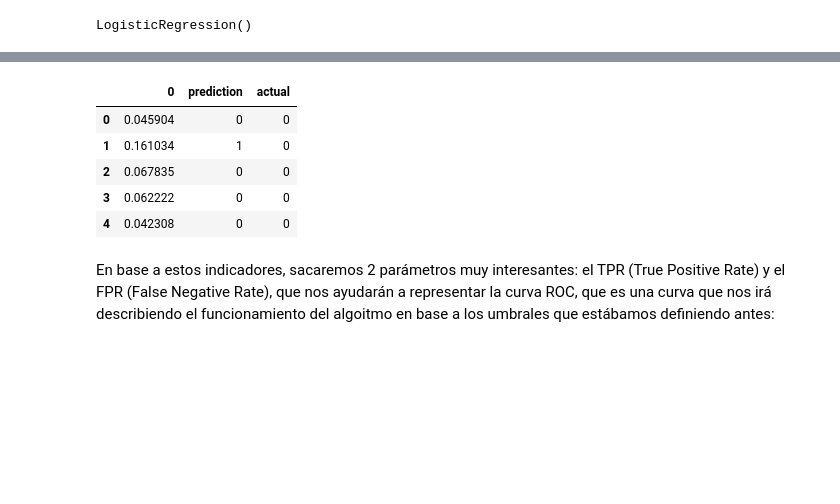
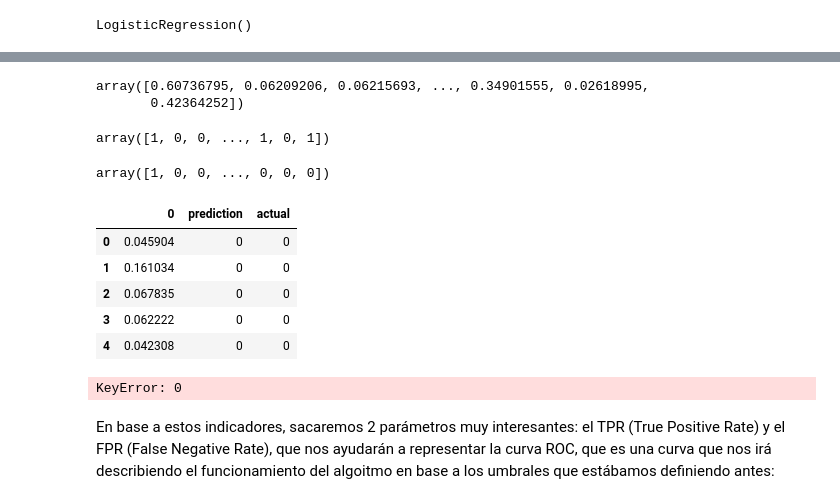
Before and after one commit to franciscocanon-thebridge/bootcamp_thebridge_PTSep20, a Jupyter notebook: Bloque 3 - Machine Learning/01_Supervisado/2-Logistic Regression/04_Resumen_Regresión_Logística_ROC_Curve.ipynb, the cells around one changed output, grey strips where cells are left out. Cells and saved outputs as stored; diff of their text form; code cells hidden in the pictures; blank space fills up the shorter version.

```diff
--- a/Bloque 3 - Machine Learning/01_Supervisado/2-Logistic Regression/04_Resumen_Regresión_Logística_ROC_Curve.ipynb
+++ b/Bloque 3 - Machine Learning/01_Supervisado/2-Logistic Regression/04_Resumen_Regresión_Logística_ROC_Curve.ipynb
@@ -238,7 +252,6 @@ Como ya hemos convertido la variable ``y`` y hemos agrupado los valores de ``edu
 categories = ["job", "marital", "education", "housing", "loan", "contact", "default",
               "month", "day_of_week", "poutcome"]
 for category in categories:
-    cat_list = "cat" + "_" + category
     cat_dummies = pd.get_dummies(data[category], prefix=category)
     data_new = data.join(cat_dummies)
     data = data_new
@@ -271,7 +284,7 @@ array(['age', 'duration', 'campaign', 'pdays', 'previous', 'emp.var.rate',
 # %%
 bank_data_vars = bank_data.columns.values.tolist()
 y_col = ['y']
-X_cols = [v for v in bank_data_vars if v not in Y]
+X_cols = [v for v in bank_data_vars if v not in y_col]
 # %% [markdown]
 Una vez tenemos las columnas seleccionadas, nos creamos ``X`` e ``y`` para trabajar sobre ellos:
 # %%
@@ -580,14 +617,28 @@ probs = lm.predict_proba(X_test)
+# %%
+probs[:,1][40:]
+# %% [output]
+array([0.60736795, 0.06209206, 0.06215693, ..., 0.34901555, 0.02618995,
+       0.42364252])
+# %%
+threshold = 0.2
+np.where(probs[:,1]>=threshold, 1, 0)[40:]
+# %% [output]
+array([1, 0, 0, ..., 1, 0, 1])
+# %%
+lm.predict(X_test)[40:]
+# %% [output]
+array([1, 0, 0, ..., 0, 0, 0])
 # %%
 prob=probs[:,1]
 prob_df = pd.DataFrame(prob)
-threshold = 0.1
+threshold = 0.
 prob_df["prediction"] = np.where(prob_df[0]>=threshold, 1, 0)
 prob_df["actual"] = list(y_test)
 prob_df.head()
 # %% [output]
 |  | 0 | prediction | actual |
 | 0 | 0.045904 | 0 | 0 |
-| 1 | 0.161034 | 1 | 0 |
+| 1 | 0.161034 | 0 | 0 |
 | 2 | 0.067835 | 0 | 0 |
 | 3 | 0.062222 | 0 | 0 |
 | 4 | 0.042308 | 0 | 0 |
@@ -599,6 +650,8 @@ TN=confusion_matrix[0][0]
 TP=confusion_matrix[1][1]
 FN=confusion_matrix[0][1]
 FP=confusion_matrix[1][0]
+# %% [output]
+KeyError: 0
 # %% [markdown]
 En base a estos indicadores, sacaremos 2 parámetros muy interesantes: el TPR (True Positive Rate) y el FPR (False Negative Rate), que nos ayudarán a representar la curva ROC, que es una curva que nos irá describiendo el funcionamiento del algoitmo en base a los umbrales que estábamos definiendo antes:
 # %%
```
Also changed, not shown: parts of 14 cells of this notebook, 18 other files.
